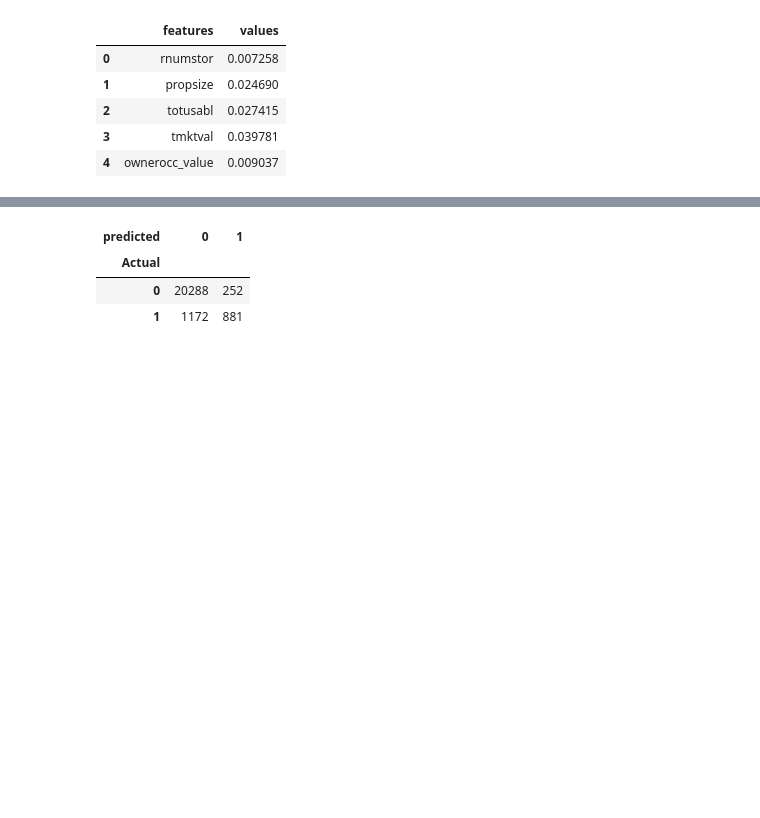
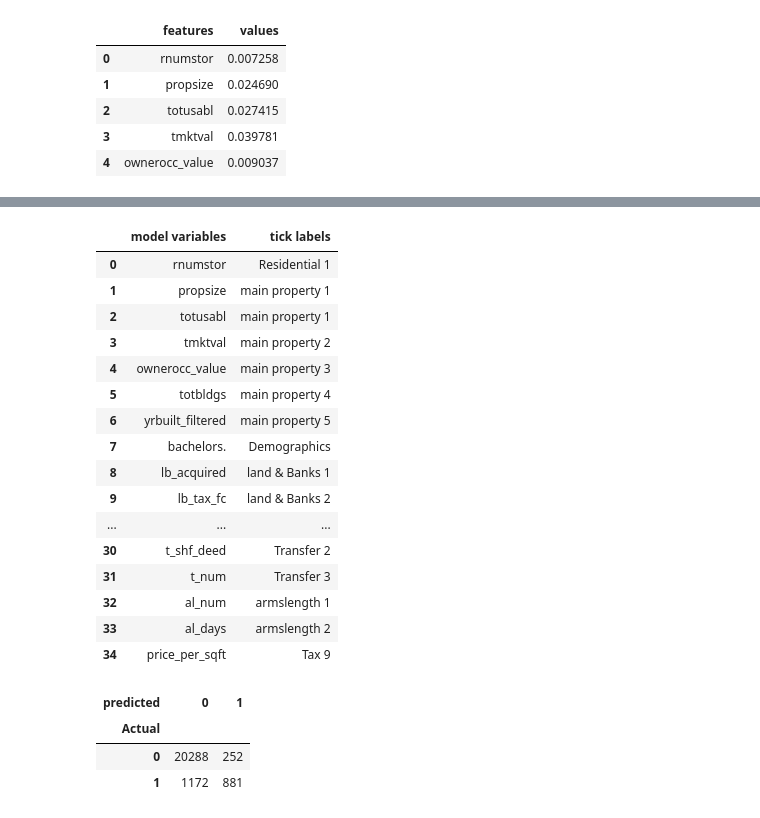
Before and after one commit to Isaac1989/Prediction_Model, a Jupyter notebook: Model Building based off tci_final.csv.ipynb, the cells around one changed output, grey strips where cells are left out. Saved outputs shown, nothing was run; the diff lists cells and outputs as text; code cells hidden in the pictures; blank space fills up the shorter version.

```diff
--- a/Model Building based off tci_final.csv.ipynb
+++ b/Model Building based off tci_final.csv.ipynb
@@ -468,3 +476,23 @@ important_feature_plot(features[:35],important_features[:35],'Random forest')
+# %%
+pd.DataFrame(dict(zip(['tick labels','model variables'],[feature_lab,features[:35]])))
+# %% [output]
+|  | model variables | tick labels |
+| 0 | rnumstor | Residential 1 |
+| 1 | propsize | main property 1 |
+| 2 | totusabl | main property 1 |
+| 3 | tmktval | main property 2 |
+| 4 | ownerocc_value | main property 3 |
+| 5 | totbldgs | main property 4 |
+| 6 | yrbuilt_filtered | main property 5 |
+| 7 | bachelors. | Demographics |
+| 8 | lb_acquired | land & Banks 1 |
+| 9 | lb_tax_fc | land & Banks 2 |
+| ... | ... | ... |
+| 30 | t_shf_deed | Transfer 2 |
+| 31 | t_num | Transfer 3 |
+| 32 | al_num | armslength 1 |
+| 33 | al_days | armslength 2 |
+| 34 | price_per_sqft | Tax 9 |
 # %%
 #Making a prediction
 predicted_rf=RandomF.predict(X_test)
```
Also changed, not shown: parts of 4 cells of this notebook.
